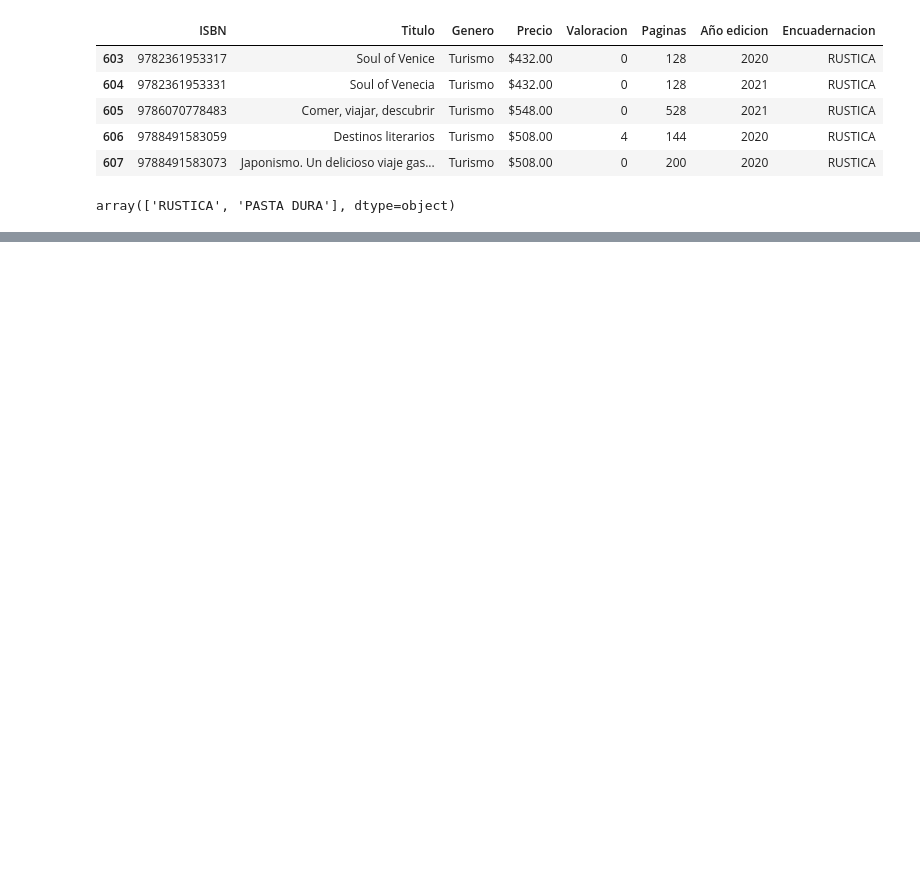
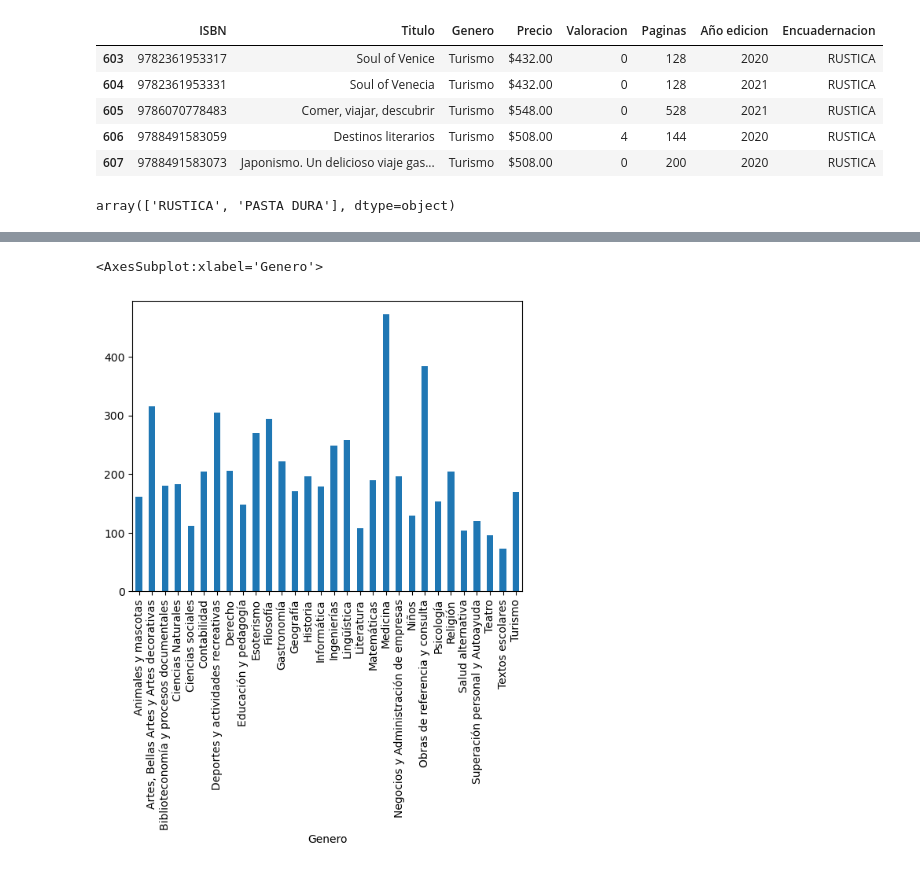
Before and after one commit to jmlopezfabian/WebScraping, a Jupyter notebook: analisis.ipynb, the cells around one changed output, grey strips where cells are left out. Saved outputs shown, nothing was run; the diff lists cells and outputs as text; code cells hidden in the pictures; blank space fills up the shorter version.

```diff
--- a/analisis.ipynb
+++ b/analisis.ipynb
@@ -31,0 +59,3 @@ plt.show()
+# %%
+desviaciones_por_genero = df.groupby('Genero')['Precio'].std()
+desviaciones_por_genero
@@ -31,0 +80,5 @@ plt.show()
+# %%
+desviaciones_por_genero.plot(kind = "bar")
+# %% [output]
+<AxesSubplot:xlabel='Genero'>
+[figure, added]
```
Also changed, not shown: parts of 9 cells of this notebook.
